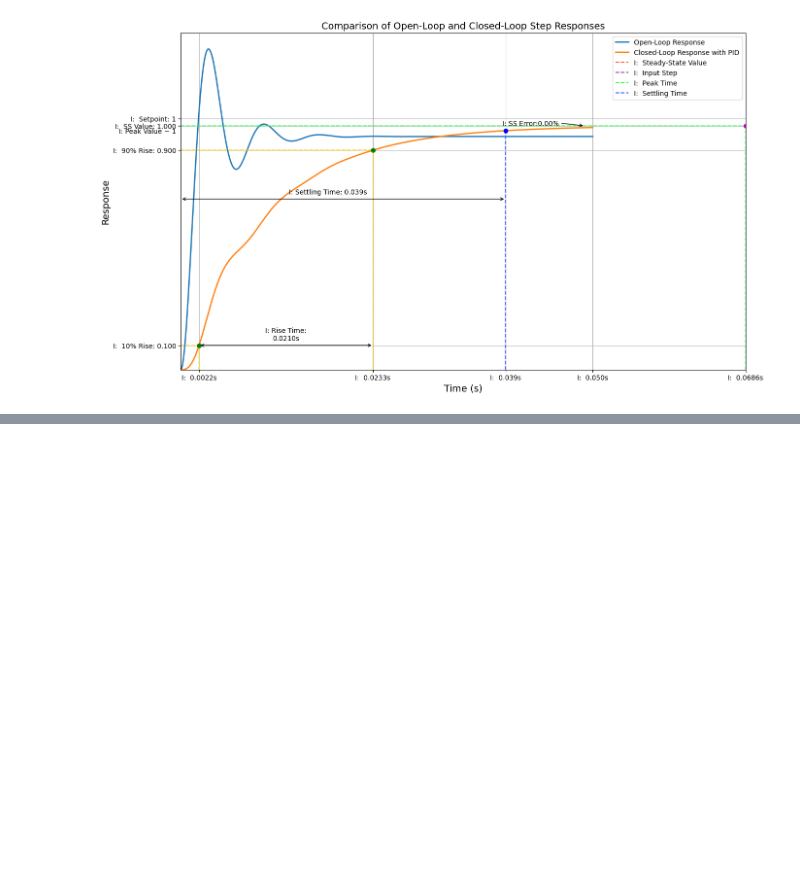
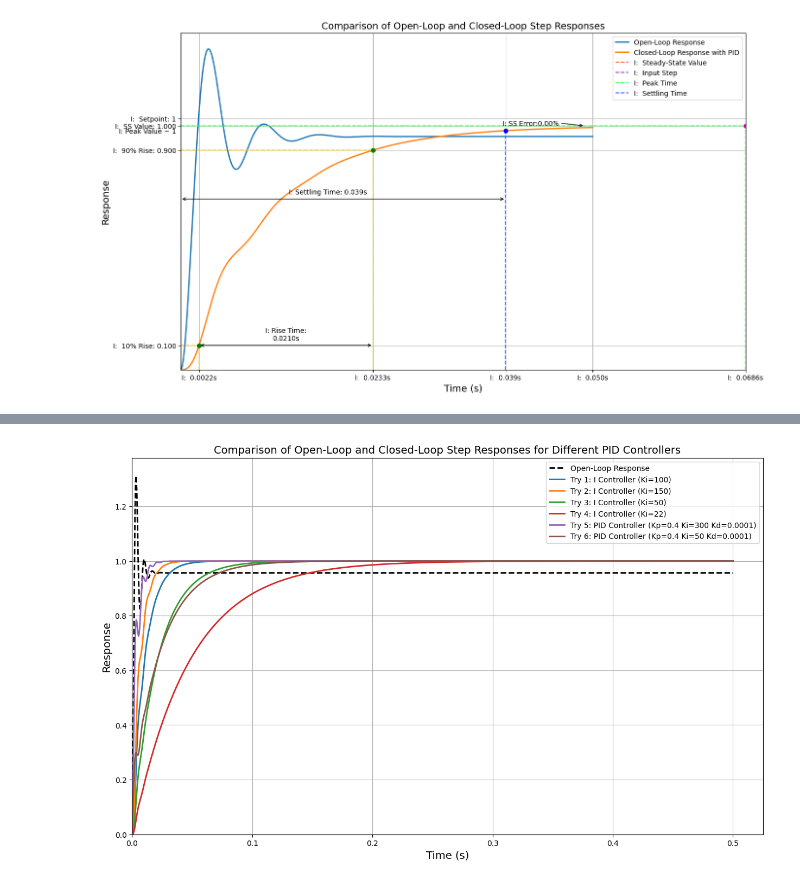
Before and after one commit to ViaAnthroposBenevolentia/ACW, a Jupyter notebook: SIS4/ACW_SIS4.ipynb, the cells around one changed output, grey strips where cells are left out. Cells and saved outputs as stored; diff of their text form; code cells hidden in the pictures; blank space fills up the shorter version.

```diff
--- a/SIS4/ACW_SIS4.ipynb
+++ b/SIS4/ACW_SIS4.ipynb
@@ -441,6 +454,0 @@ compare_open_with_PID(G_k, generate_time_vector(end=0.05), Kp=Kp, Ki=Ki, Kd=Kd,
-# %%
-# @title #Try 4: PID controller
-Kp = 0.1
-Ki = 250
-Kd = 0.0002
-compare_open_with_PID(G_k, generate_time_vector(end=0.05), Kp=Kp, Ki=Ki, Kd=Kd, annotate_closed=True, annotate_open=False, show_closed_metrics=True, prefix='PID: ')
@@ -463,6 +454,0 @@ compare_open_with_PID(G_k, generate_time_vector(end=0.05), Kp=Kp, Ki=Ki, Kd=Kd,
-# %%
-# @title #Try 5: PID controller
-Kp = 0.2
-Ki = 300
-Kd = 0.0003
-compare_open_with_PID(create_transfer_function(), generate_time_vector(end=0.05), Kp=Kp, Ki=Ki, Kd=Kd, annotate_closed=True, annotate_open=False, show_closed_metrics=True, prefix='PID: ')
@@ -686,3 +594,66 @@ tuner = PIDTuner()
 # %% [output]
 VBox(children=(HBox(children=(FloatSlider(value=0.0, description='Kp:', max=10.0, style=SliderStyle(descriptio…
 [interactive output not drawn]
+# %%
+# @title #Function to plot multiple PID responses for given gains
+def compare_multiple_pid_responses(G_k, time_vector, pid_parameters_list):
+    """
+    Compare and plot open loop and closed loop step responses for multiple sets of PID controller gains.
+
+    Parameters:
+    - G_k: Transfer function of the plant.
+    - time_vector: Array of time values.
+    - pid_parameters_list: List of dictionaries with keys 'Kp', 'Ki', 'Kd', and optionally 'label'.
+    """
+    # Plot open-loop response for reference
+    time_open, response_open = ct.step_response(G_k, T=time_vector)
+    plt.figure(figsize=(15, 9))
+    plt.plot(time_open, response_open, linewidth=2, label='Open-Loop Response', linestyle='--', color='black')
+
+    # Loop over each set of PID gains and plot the closed-loop response
+    for idx, pid_params in enumerate(pid_parameters_list):
+        Kp = pid_params.get('Kp', 0)
+        Ki = pid_params.get('Ki', 0)
+        Kd = pid_params.get('Kd', 0)
+        label = pid_params.get('label', f'Try {idx + 1}: PID(Kp={Kp}, Ki={Ki}, Kd={Kd})')
+
+        # Create the PID controller transfer function
+        controller = ct.TransferFunction([Kd, Kp, Ki], [1, 0])
+
+        # Closed-loop transfer function with unity feedback
+        G_cl = ct.feedback(controller * G_k, 1)
+
+        # Compute the step response
+        time_closed, response_closed = ct.step_response(G_cl, T=time_vector)
+
+        # Plot the closed-loop response
+        plt.plot(time_closed, response_closed, linewidth=2, label=label)
+
+    # Plot formatting
+    plt.title('Comparison of Open-Loop and Closed-Loop Step Responses for Different PID Controllers', fontsize=14)
+    plt.xlabel('Time (s)', fontsize=14)
+    plt.ylabel('Response', fontsize=14)
+    plt.grid(True)
+    plt.xlim(left=0)
+    plt.ylim(bottom=0)
+    plt.legend()
+    plt.show()
+
+# Example usage of the function
+G_k = create_transfer_function()
+time_vector = generate_time_vector(end=0.5, num_points=1000)
+
+# List of PID parameters to test
+pid_parameters_list = [
+    {'Kp': 0, 'Ki': 100, 'Kd': 0, 'label': 'Try 1: I Controller (Ki=100)'},
+    {'Kp': 0, 'Ki': 150, 'Kd': 0, 'label': 'Try 2: I Controller (Ki=150)'},
+    {'Kp': 0, 'Ki': 50, 'Kd': 0, 'label': 'Try 3: I Controller (Ki=50)'},
+    {'Kp': 0, 'Ki': 22, 'Kd': 0, 'label': 'Try 4: I Controller (Ki=22)'},
+    {'Kp': 0.4, 'Ki': 300, 'Kd': 0.0001, 'label': 'Try 5: PID Controller (Kp=0.4 Ki=300 Kd=0.0001)'},
+    {'Kp': 0.2, 'Ki': 50, 'Kd': 0.0001, 'label': 'Try 6: PID Controller (Kp=0.4 Ki=50 Kd=0.0001)'},
+]
+
+# Plot all responses
+compare_multiple_pid_responses(G_k, time_vector, pid_parameters_list)
+# %% [output]
+[figure, added]
```
Also changed, not shown: parts of 6 cells of this notebook.
